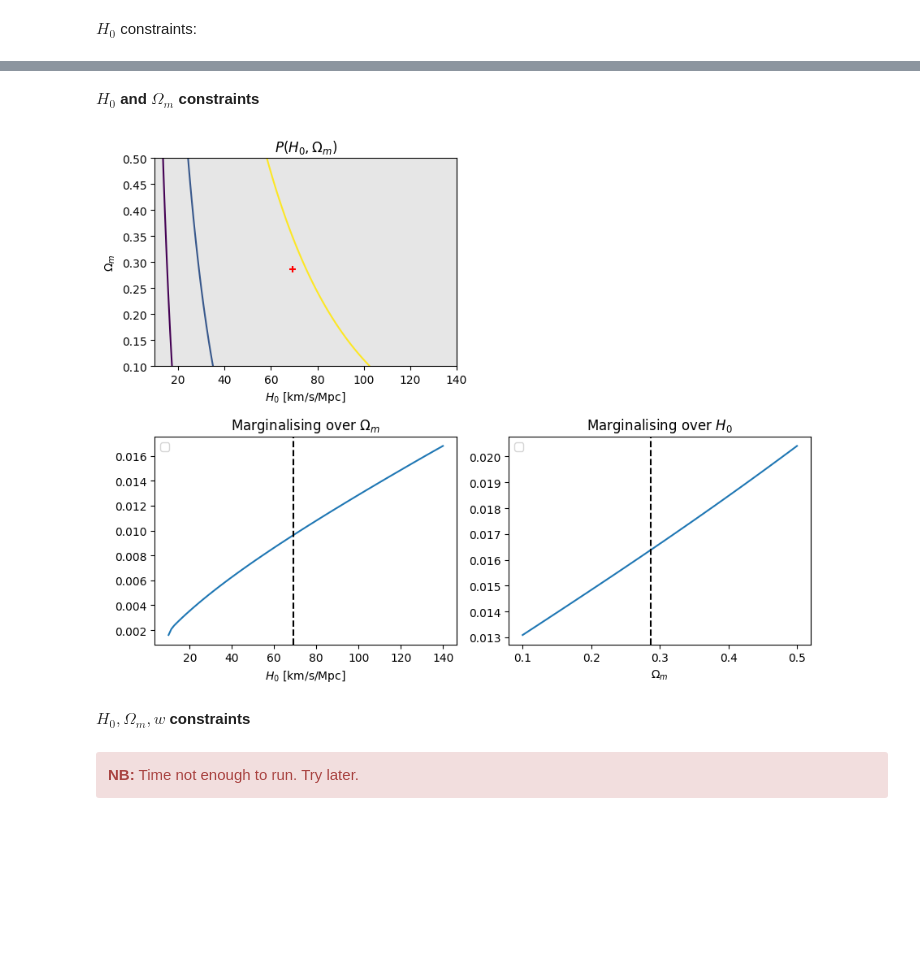
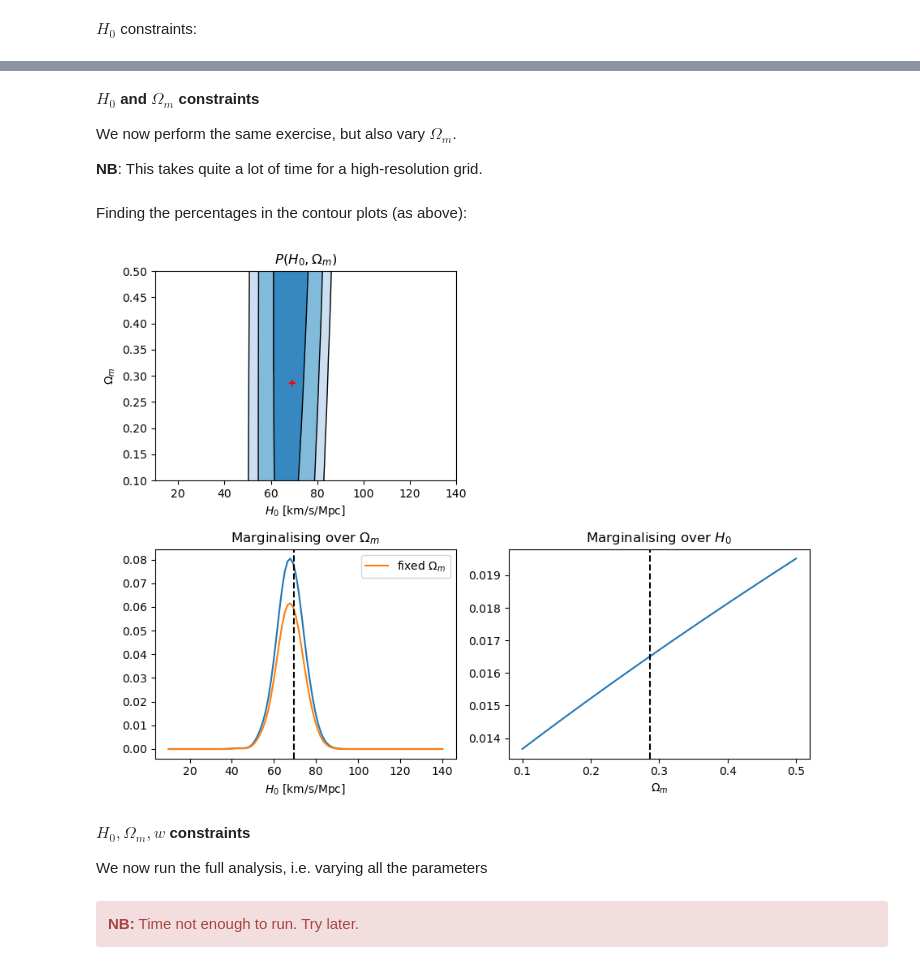
Before and after one commit to MariosNT/FRB_GW_association_cosmo, a Jupyter notebook: Notebooks/Cosmo_constraints.ipynb, the cells around one changed output, grey strips where cells are left out. Drawn from its saved outputs; the diff is of its cells as text; code cells hidden in the pictures; blank space fills up the shorter version.

```diff
--- a/Notebooks/Cosmo_constraints.ipynb
+++ b/Notebooks/Cosmo_constraints.ipynb
@@ -737,3 +736,7 @@ DM_gaussian = np.random.normal(DM_obs_centre, sigma_DM, 1000)
+# %%
+## Here we are imposing a hard cut
+dL_gaussian[dL_gaussian<0]=0
+DM_gaussian[DM_gaussian<0]=0
 # %%
 ## Fitting KDEs around the observed events
 GW_dL_kde = gaussian_kde(dL_gaussian)
@@ -863,28 +862,26 @@ plt.show()
 # %% [markdown]
 **$H_0$ and $\Omega_m$ constraints**
+
+We now perform the same exercise, but also vary $\Omega_m$.
+
+**NB**: This takes quite a lot of time for a high-resolution grid.
 # %%
+z_array=np.linspace(0.1, 1.5, 100) ## We make this lower-res, because it creates a bottleneck
+
 posterior_2D = np.zeros_like(H_Om)
 
 ### For each H0 value, we calculate the integral
 for i, H0 in enumerate(H0_array):
     for j, Omega_m in enumerate(Omega_m_array):
-        # Calculate the luminosity distance
         lum_distance = FlatLambdaCDM(H0=H0, Om0=Omega_m).luminosity_distance(z_array).value
-        DM_distance = vecDM(z_array, Omega_m, H0)
+        DM_distance = vecDM(z_array, H0=H0, Om=Omega_m)
 
-        # Calculate the DM distance for each redshift
-        #lum_distance = []
-        # DM_distance = []
-        # for z_val in z_array:
-        #     #lum_distance.append(luminosity_distance(z_val, Om=Omega_m, H0=H0))
-        #     DM_distance.append(dispersion_measure(z_val, Om=Omega_m, H0=H0))
-
-        #DM_distance = np.array(DM_distance)
-
-        # Integrate out the redshift dependence
+        ## Integrate out the redshift dependence
         posterior_2D[j,i] = np.trapz(GW_dL_kde(lum_distance)*FRB_DM_kde(DM_distance), z_array)
 
 ### We normalise the posterior
 total_p = np.sum(posterior_2D)
 posterior_2D_normed = posterior_2D/total_p
+# %% [markdown]
+Finding the percentages in the contour plots (as above):
 # %%
@@ -901,42 +895,38 @@ P_H0 = normalise(np.sum(posterior_2D_normed, axis=0))
 # %%
 fig = plt.figure(figsize=(9, 7))
 ax1 = fig.add_subplot(221)
-#ax2 = fig.add_subplot(222)
 ax3 = fig.add_subplot(223)
 ax4 = fig.add_subplot(224)
 
-ax1.contour(H_Om, Om_H0, posterior_2D_normed, levels=t_contours_post2D)
-#ax1.imshow(posterior_2D_normed, origin='lower', cmap='Blues', extent=[H0_array[0], H0_array[-1], Omega_m_array[0], Omega_m_array[-1]], aspect='auto')
+blues = cm.get_cmap("Blues", 10)
+
+ax1.contourf(H_Om, Om_H0, posterior_2D_normed, levels=t_contours_post2D, colors=[blues(2), blues(4), blues(6)], extend='max')
+ax1.contour(H_Om, Om_H0, posterior_2D_normed, levels=t_contours_post2D, colors="black", linewidths=1)
 ax1.scatter(HUBBLE, OMEGA_MATTER, marker='+', c='r', zorder=10)
 ax1.set_ylabel(r'$\Omega_m$')
 ax1.set_xlabel(r'$H_0$ [km/s/Mpc]')
-ax1.set_facecolor('0.9')
 ax1.set_title(r'$P(H_0, \Omega_m)$')
 
-ax3.plot(H0_array, P_H0,\
-         #label=fr'$N$ = {len(z_obs)}'
-         )
+ax3.plot(H0_array, P_H0)
+ax3.plot(H0_array, posterior_normed, label=r'fixed $\Omega_m$')
 ax3.axvline(x=HUBBLE, ls='--', c='black')
-ax3.set_xlabel(fr'$H_0$ [km/s/Mpc]')
-#ax3.set_ylabel('pdf')
+ax3.set_xlabel(r'$H_0$ [km/s/Mpc]')
+ax3.set_title(r'Marginalising over $\Omega_m$')
 ax3.legend()
-ax3.set_title(r'Marginalising over $\Omega_m$')
 
-ax4.plot(Omega_m_array, P_Om,\
-         #label=fr'$N$ = {len(z_obs)}'
-         )
+ax4.plot(Omega_m_array, P_Om)
 ax4.axvline(x=OMEGA_MATTER, ls='--', c='black')
 ax4.set_xlabel(r'$\Omega_m$')
-#ax4.set_ylabel('pdf')
-ax4.legend()
 ax4.set_title(r'Marginalising over $H_0$')
 
 plt.tight_layout()
 plt.show()
 # %% [output]
-[figure, old version]
+[figure, new version]
 # %% [markdown]
 **$H_0, \Omega_m, w$ constraints**
+
+We now run the full analysis, i.e. varying all the parameters
 # %% [markdown]
 <div class="alert alert-block alert-danger">
 <b>NB:</b> Time not enough to run. Try later.
```
Also changed, not shown: parts of 50 cells of this notebook, 1 other file.
